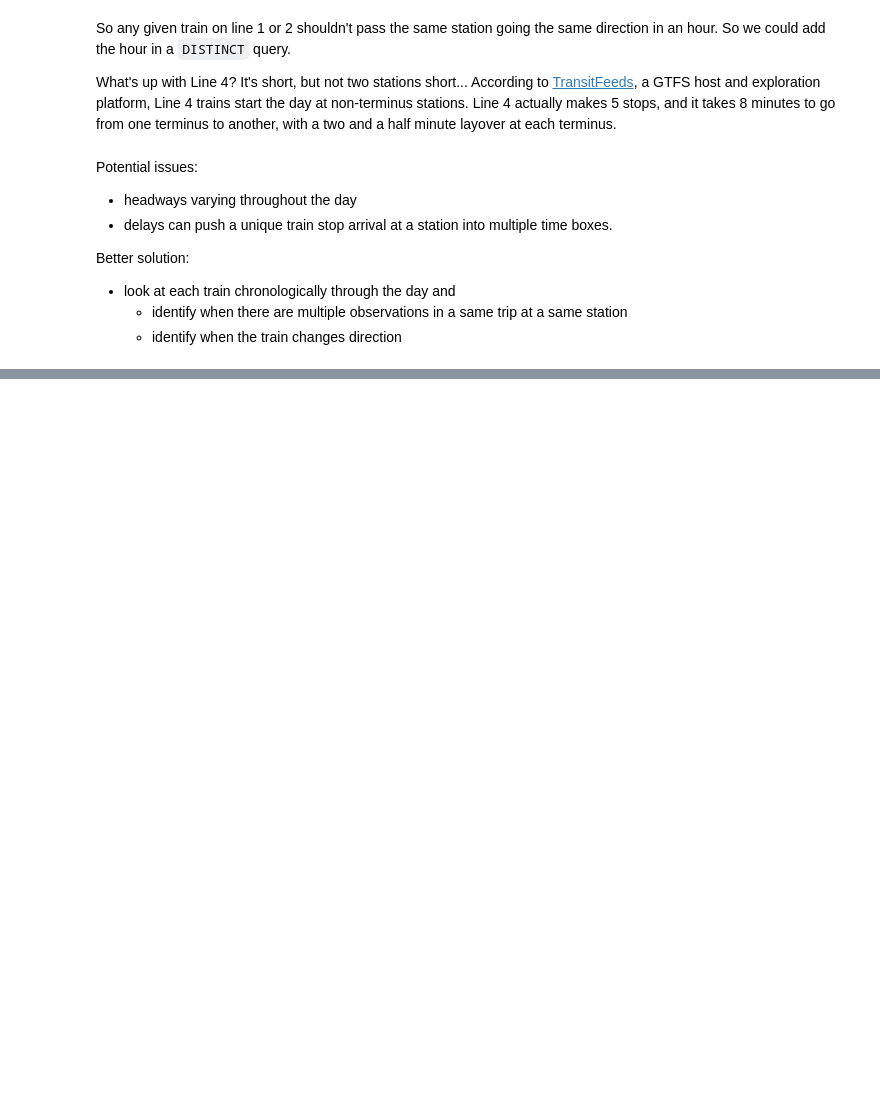
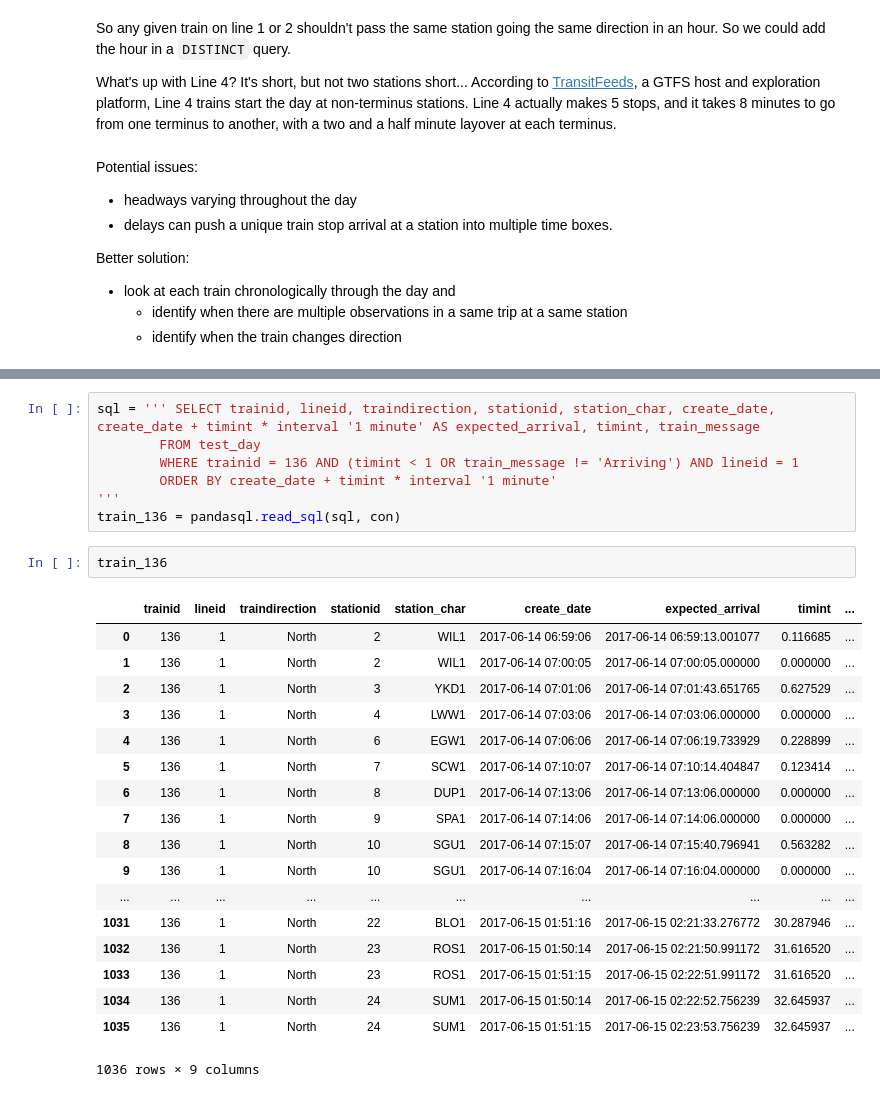
Before and after one commit to CivicTechTO/ttc_subway_times, a Jupyter notebook: doc/Filtering Observed Arrivals.ipynb, the cells around one changed output, grey strips where cells are left out. Saved outputs shown, nothing was run; the diff lists cells and outputs as text; blank space fills up the shorter version.

```diff
--- a/doc/Filtering Observed Arrivals.ipynb
+++ b/doc/Filtering Observed Arrivals.ipynb
@@ -159,0 +205,28 @@ pandasql.read_sql(sql, con)
+# %%
+sql = ''' SELECT trainid, lineid, traindirection, stationid, station_char, create_date, create_date + timint * interval '1 minute' AS expected_arrival, timint, train_message
+        FROM test_day
+        WHERE trainid = 136 AND (timint < 1 OR train_message != 'Arriving') AND lineid = 1
+        ORDER BY create_date + timint * interval '1 minute'
+'''
+train_136 = pandasql.read_sql(sql, con)
+# %%
+train_136
+# %% [output]
+|  | trainid | lineid | traindirection | stationid | station_char | create_date | expected_arrival | timint | ... |
+| 0 | 136 | 1 | North | 2 | WIL1 | 2017-06-14 06:59:06 | 2017-06-14 06:59:13.001077 | 0.116685 | ... |
+| 1 | 136 | 1 | North | 2 | WIL1 | 2017-06-14 07:00:05 | 2017-06-14 07:00:05.000000 | 0.000000 | ... |
+| 2 | 136 | 1 | North | 3 | YKD1 | 2017-06-14 07:01:06 | 2017-06-14 07:01:43.651765 | 0.627529 | ... |
+| 3 | 136 | 1 | North | 4 | LWW1 | 2017-06-14 07:03:06 | 2017-06-14 07:03:06.000000 | 0.000000 | ... |
+| 4 | 136 | 1 | North | 6 | EGW1 | 2017-06-14 07:06:06 | 2017-06-14 07:06:19.733929 | 0.228899 | ... |
+| 5 | 136 | 1 | North | 7 | SCW1 | 2017-06-14 07:10:07 | 2017-06-14 07:10:14.404847 | 0.123414 | ... |
+| 6 | 136 | 1 | North | 8 | DUP1 | 2017-06-14 07:13:06 | 2017-06-14 07:13:06.000000 | 0.000000 | ... |
+| 7 | 136 | 1 | North | 9 | SPA1 | 2017-06-14 07:14:06 | 2017-06-14 07:14:06.000000 | 0.000000 | ... |
+| 8 | 136 | 1 | North | 10 | SGU1 | 2017-06-14 07:15:07 | 2017-06-14 07:15:40.796941 | 0.563282 | ... |
+| 9 | 136 | 1 | North | 10 | SGU1 | 2017-06-14 07:16:04 | 2017-06-14 07:16:04.000000 | 0.000000 | ... |
+| ... | ... | ... | ... | ... | ... | ... | ... | ... | ... |
+| 1031 | 136 | 1 | North | 22 | BLO1 | 2017-06-15 01:51:16 | 2017-06-15 02:21:33.276772 | 30.287946 | ... |
+| 1032 | 136 | 1 | North | 23 | ROS1 | 2017-06-15 01:50:14 | 2017-06-15 02:21:50.991172 | 31.616520 | ... |
+| 1033 | 136 | 1 | North | 23 | ROS1 | 2017-06-15 01:51:15 | 2017-06-15 02:22:51.991172 | 31.616520 | ... |
+| 1034 | 136 | 1 | North | 24 | SUM1 | 2017-06-15 01:50:14 | 2017-06-15 02:22:52.756239 | 32.645937 | ... |
+| 1035 | 136 | 1 | North | 24 | SUM1 | 2017-06-15 01:51:15 | 2017-06-15 02:23:53.756239 | 32.645937 | ... |
+1036 rows × 9 columns
```
Also changed, not shown: parts of 9 cells of this notebook.
